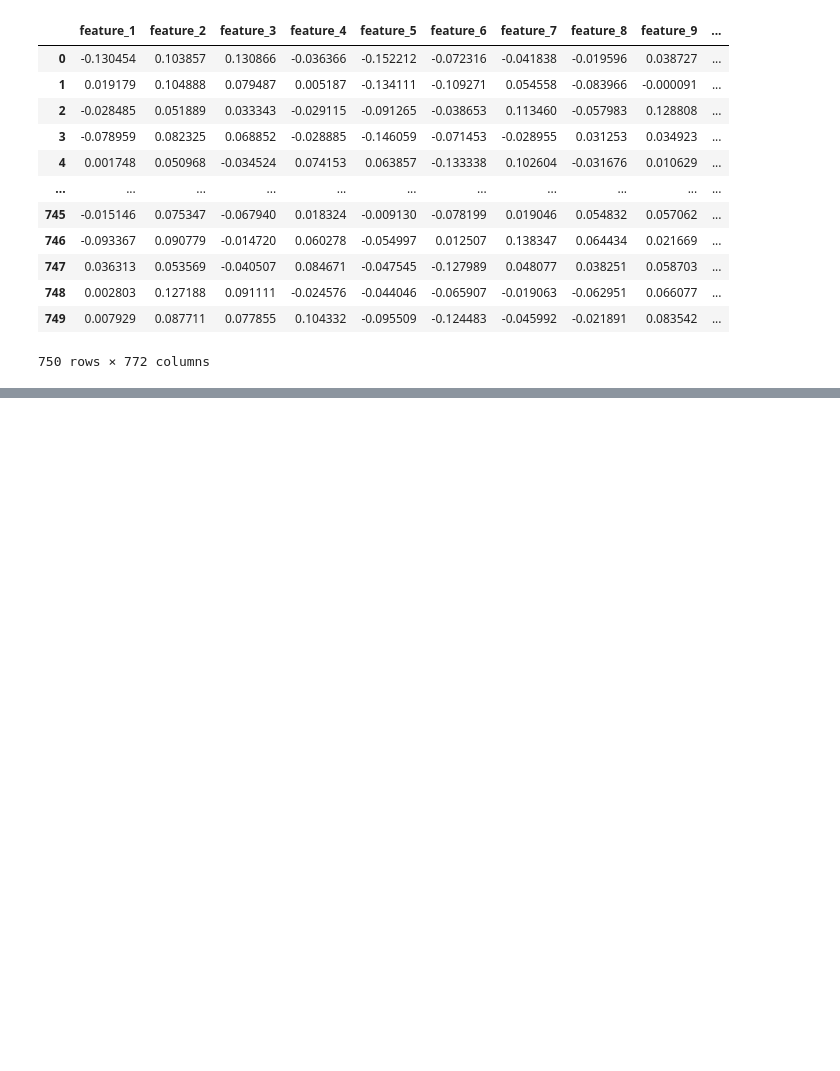
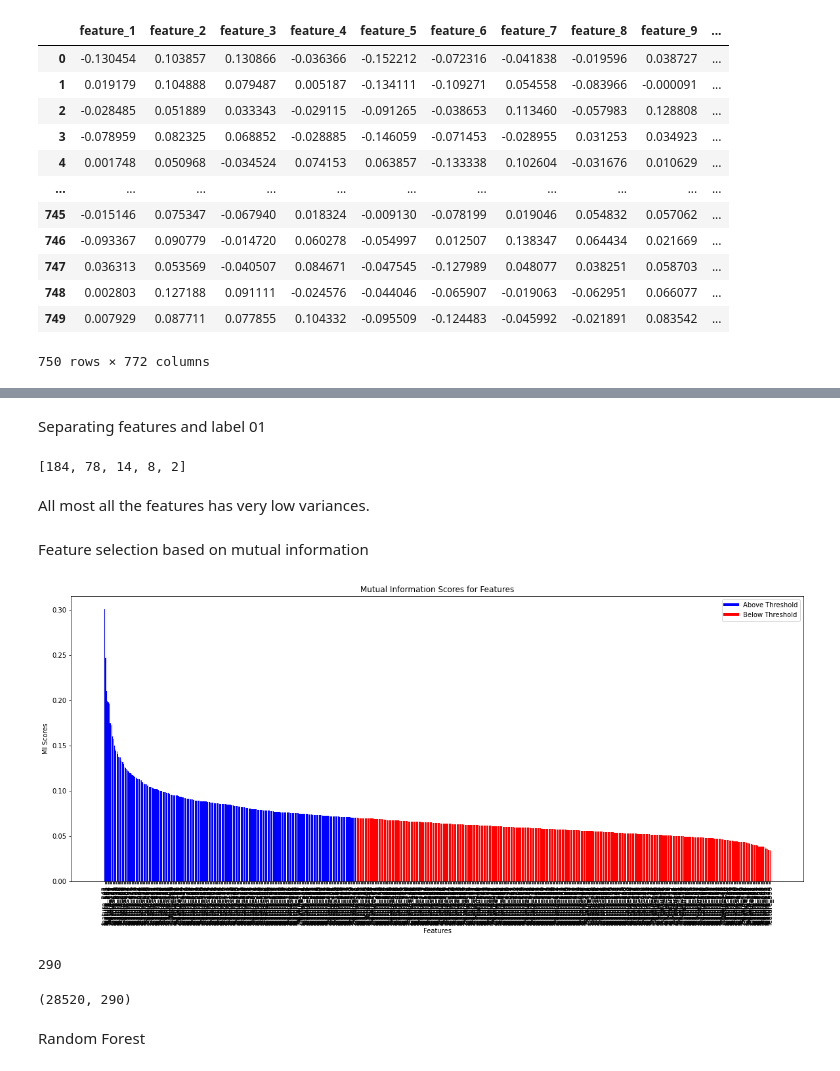
Before and after one commit to Shilpa-Perera/CS4622-ML_Project, a Jupyter notebook: layer_9.ipynb, the cells around one changed output, grey strips where cells are left out. Cells and saved outputs as stored; diff of their text form; code cells hidden in the pictures; blank space fills up the shorter version.

Commit message:
feature_selection

```diff
--- a/layer_9.ipynb
+++ b/layer_9.ipynb
@@ -93,3 +93,0 @@ train_input = train.iloc[:, :768]
-# %%
-var_thres=VarianceThreshold(threshold=0.01)
-var_thres.fit(train_input)
@@ -140,0 +96,54 @@ constant_columns
+# %% [markdown]
+Separating features and label 01
+# %%
+train_features = train.iloc[:, :768]
+train_label_1 = train.iloc[:, 768]
+
+valid_features = valid.iloc[:, :768]
+valid_label_1 = valid.iloc[:, 768]
+
+test_features = test.iloc[:, :768]
+test_label_1 = valid.iloc[:, 768]
+# %%
+threshold_array = [0.005, 0.01, 0.05, 0.1, 0.15]
+remaining_features_count = []
+
+for thresh in threshold_array:
+    var_thres = VarianceThreshold(threshold=thresh)
+    var_thres.fit(train_features)
+    remaining_features_count.append(var_thres.get_support().sum())
+
+print(remaining_features_count)
+# %% [output]
+[184, 78, 14, 8, 2]
+# %% [markdown]
+All most all the features has very low variances.
+# %% [markdown]
+Feature selection based on mutual information
+# %%
+def plot_mi_scores(features, label, threshold):
+    mi_scores = mutual_info_classif(features, label)
+    colors = np.where(mi_scores > threshold, 'b', 'r')
+    mi_df = pd.DataFrame({'Feature': features.columns, 'MI Score': mi_scores, 'Color': colors})
+    mi_df = mi_df.sort_values(by='MI Score', ascending=False)
+    plt.figure(figsize=(20, 8))
+    bars = plt.bar(mi_df['Feature'], mi_df['MI Score'], color=mi_df['Color'])
+    plt.xticks(rotation=90)
+    plt.xlabel('Features')
+    plt.ylabel('MI Scores')
+    plt.title('Mutual Information Scores for Features')
+    plt.legend(handles=[plt.Line2D([0], [0], color='b', lw=4, label='Above Threshold'),
+                        plt.Line2D([0], [0], color='r', lw=4, label='Below Threshold')])
+    blue_feature_count = np.sum(mi_df['Color'] == 'b')
+
+    plt.show()
+    return blue_feature_count
+
+
+feature_count = plot_mi_scores(train_features, train_label_1, threshold=0.07)
+# %% [output]
+[figure, added]
+# %%
+feature_count
+# %% [output]
+290
@@ -140,0 +162,6 @@ constant_columns
+# %%
+new_train_input.shape
+# %% [output]
+(28520, 290)
+# %% [markdown]
+Random Forest
```
Also changed, not shown: parts of 13 cells of this notebook.
